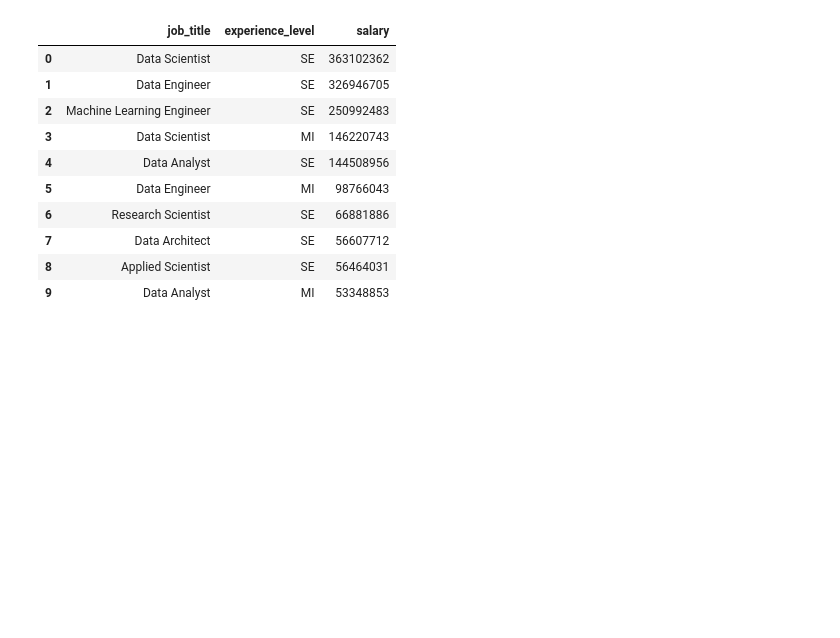
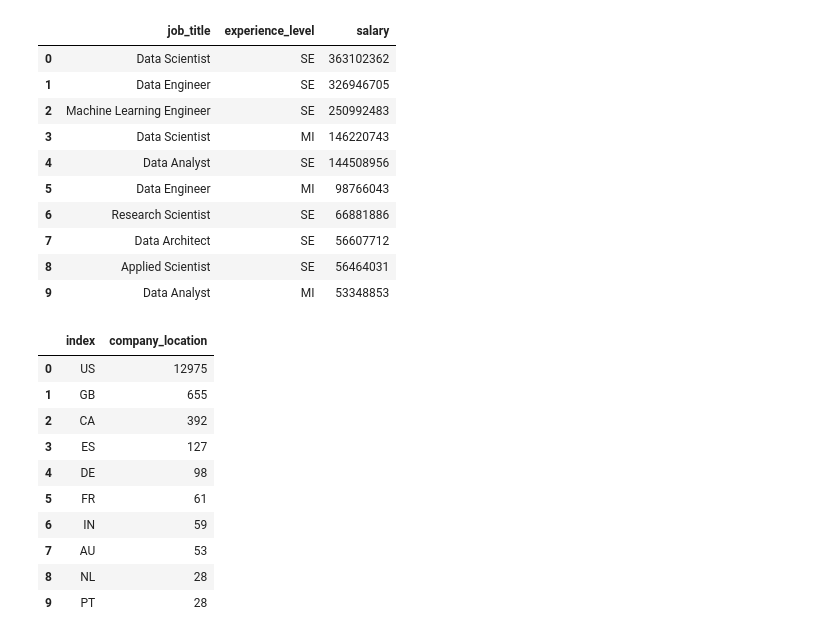
Before and after one commit to rjmorales456/Streamlit, a Jupyter notebook: Job_salaries/job_salaries.ipynb, the cells around one changed output. Drawn from its saved outputs; the diff is of its cells as text; code cells hidden in the pictures; blank space fills up the shorter version.

```diff
--- a/Job_salaries/job_salaries.ipynb
+++ b/Job_salaries/job_salaries.ipynb
@@ -237,3 +237,22 @@ fig = px.bar(company_location_df, y='Company Location', x='count', color_discret
 
 # Show the plot
 fig.show()
+# %%
+# Company Location
+
+company_location = job_salaries['company_location'].value_counts().nlargest(10)
+
+company_location_df = company_location.reset_index()
+company_location_df
+# %% [output]
+|  | index | company_location |
+| 0 | US | 12975 |
+| 1 | GB | 655 |
+| 2 | CA | 392 |
+| 3 | ES | 127 |
+| 4 | DE | 98 |
+| 5 | FR | 61 |
+| 6 | IN | 59 |
+| 7 | AU | 53 |
+| 8 | NL | 28 |
+| 9 | PT | 28 |
```
Also changed, not shown: 1 other file.
